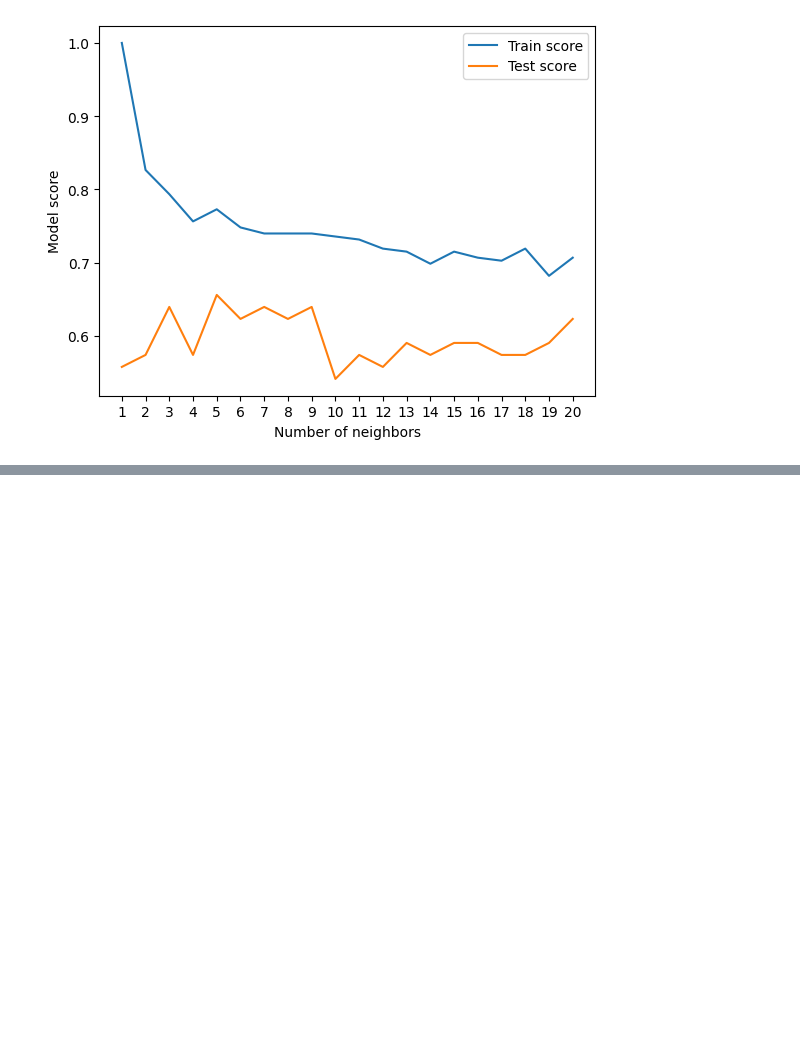
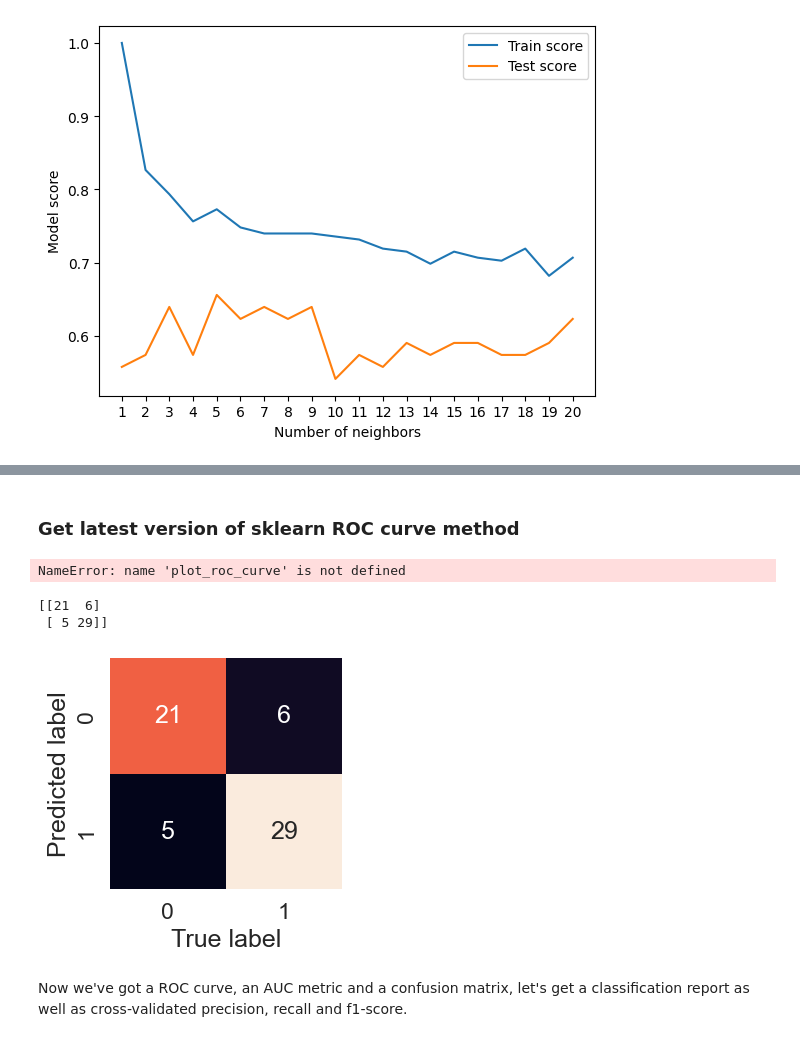
Before and after one commit to PrinssAlex/Heart_disease_classification_model, a Jupyter notebook: Heart-Disease-Prediction-ML.ipynb, the cells around one changed output, grey strips where cells are left out. Drawn from its saved outputs; the diff is of its cells as text; code cells hidden in the pictures; blank space fills up the shorter version.

```diff
--- a/Heart-Disease-Prediction-ML.ipynb
+++ b/Heart-Disease-Prediction-ML.ipynb
@@ -474,0 +484,10 @@ Maximum KNN score on the test data: 65.57%
+# %%
+# Create a hyperparameter grid for LogisticRegression
+log_reg_grid = {"C": np.logspace(-4, 4, 20),
+                "solver": ["liblinear"]}
+
+# Create a hyperparameter grid for RandomForestClassifier
+rf_grid = {"n_estimators": np.arange(10, 1000, 50),
+           "max_depth": [None, 3, 5, 10],
+           "min_samples_split": np.arange(2, 20, 2),
+           "min_samples_leaf": np.arange(1, 20, 2)}
@@ -474,0 +538,15 @@ Maximum KNN score on the test data: 65.57%
+# %%
+# Different hyperparameters for our LogisticRegression model
+log_reg_grid = {'C': np.logspace(-4, 4, 30),
+                'solver': ['liblinear']}
+
+# Setup grid hyperparameter search for LogisticRegression
+gs_log_reg = GridSearchCV(LogisticRegression(),
+                          param_grid=log_reg_grid,
+                          cv=5,
+                          verbose=True)
+
+# Fit grid hyperparameter search model
+gs_log_reg.fit(X_train, y_train);
+
+# Setup
@@ -474,0 +576,35 @@ Maximum KNN score on the test data: 65.57%
+# %%
+# Make predictions with tuned model
+y_preds = gs_log_reg.predict(X_test)
+# %% [markdown]
+### Get latest version of sklearn ROC curve method
+# %%
+# Plot ROC curve and calculate AUC metric
+plot_roc_curve(gs_log_reg, X_test, y_test)
+# %% [output]
+NameError: name 'plot_roc_curve' is not defined
+# %%
+# Confusion matrix
+print(confusion_matrix(y_test, y_preds))
+# %% [output]
+[[21  6]
+ [ 5 29]]
+# %%
+sns.set(font_scale=1.5)
+
+def plot_conf_mat(y_test, y_preds):
+    '''
+    Plots a nice looking confusion matrix Seaborn's heatmap()
+    '''
+    fig, ax = plt.subplots(figsize=(3, 3))
+    ax = sns.heatmap(confusion_matrix(y_test, y_preds),
+                     annot=True,
+                     cbar=False)
+    plt.xlabel('True label')
+    plt.ylabel('Predicted label')
+
+plot_conf_mat(y_test, y_preds)
+# %% [output]
+[figure, added]
+# %% [markdown]
+Now we've got a ROC curve, an AUC metric and a confusion matrix, let's get a classification report as well as cross-validated precision, recall and f1-score.
```
Also changed, not shown: parts of 28 cells of this notebook.
